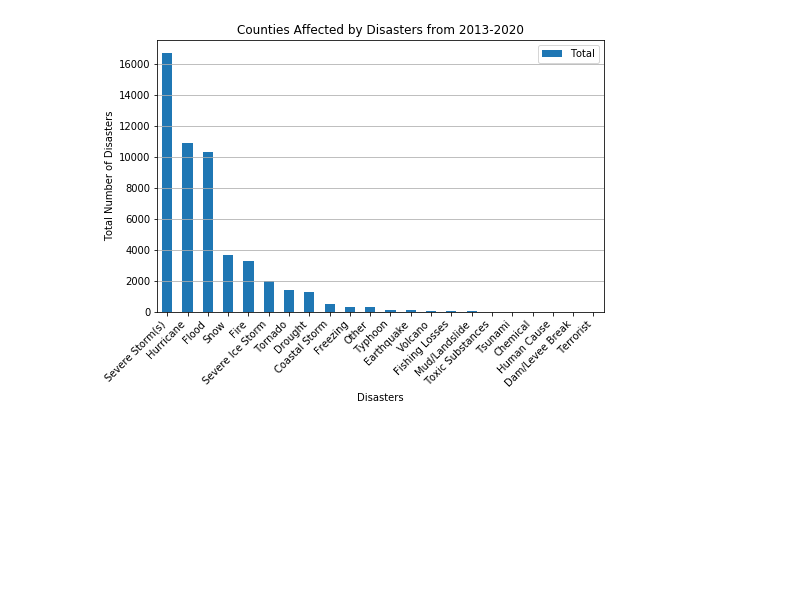
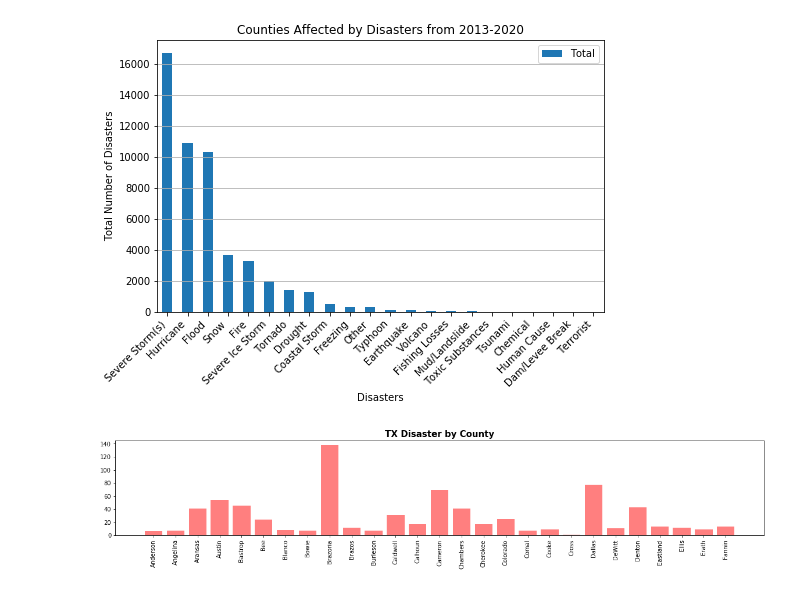
Before and after one commit to bandipara/fema_analytics, a Jupyter notebook: FEMA analytics final data cleanup.ipynb, the cells around one changed output. Drawn from its saved outputs; the diff is of its cells as text; code cells hidden in the pictures; blank space fills up the shorter version.

```diff
--- a/FEMA analytics final data cleanup.ipynb
+++ b/FEMA analytics final data cleanup.ipynb
@@ -507,0 +510,15 @@ plt.savefig('./output_visual/Counties affected by Disasters from 2013 - 2020.png
+# %%
+#import FEMA data
+filez = "./interim_data/fema_zillow_mrg.csv"
+fema_zillow_df = pd.read_csv(filez)
+
+plt.figure(figsize=(20,3))
+county_fig = plt.bar(fema_zillow_df["Counties"], fema_zillow_df["Disaster"], color='r', alpha=0.5, align="center")
+plt.xticks(fema_zillow_df["Counties"], rotation="vertical")
+plt.title('TX Disaster by County', fontsize=15, fontweight='bold')
+
+county_fig
+plt.savefig('./output_visual/TX Disaster by County.png')
+#plt.xticks(rotation=90)
+# %% [output]
+[figure, added]
```
Also changed, not shown: parts of 7 cells of this notebook, 1 other file.
